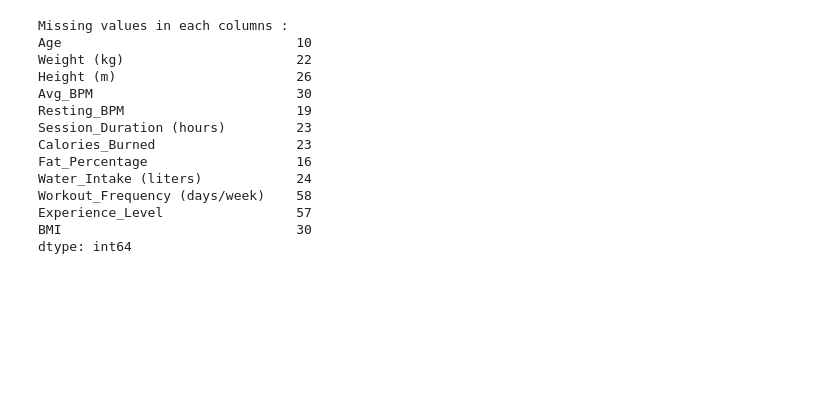
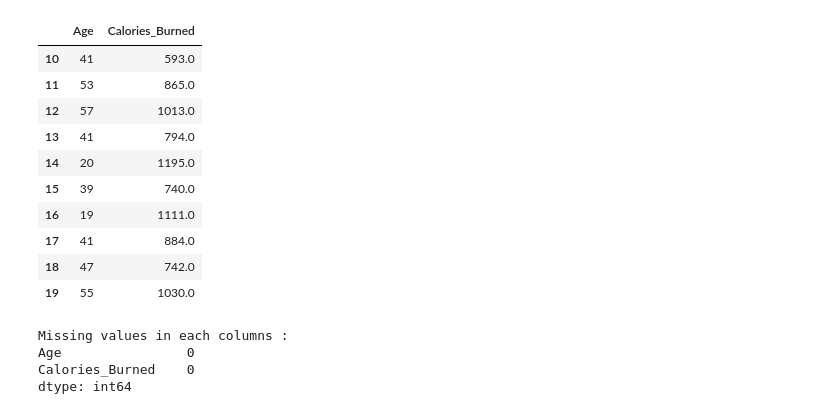
Before and after one commit to Valentin-Meltz/Intro_to_Machine_Learning-Project, a Jupyter notebook: gym_learning.ipynb, the cells around one changed output. Saved outputs shown, nothing was run; the diff lists cells and outputs as text; code cells hidden in the pictures; blank space fills up the shorter version.

```diff
--- a/gym_learning.ipynb
+++ b/gym_learning.ipynb
@@ -11,10 +12,24 @@ from sklearn.preprocessing import StandardScaler, LabelEncoder, MinMaxScaler
 # %%
 # Upload dataset
-gym_data = pd.read_csv('./Data/gym_members_exercise_tracking_synthetic_data.csv')
+gym_data = pd.read_csv('./Data/gym_members_exercise_tracking.csv')
 
 ## Select colomn we want to keep
-gym_col_to_keep = ['Age', 'Weight (kg)', 'Height (m)', 'Avg_BPM', 'Resting_BPM', 'Session_Duration (hours)', 'Calories_Burned', 'Fat_Percentage', 'Water_Intake (liters)', 'Workout_Frequency (days/week)', 'Experience_Level', 'BMI']
+gym_col_to_keep = ['Age', 'Calories_Burned']
 df_gym = gym_data[gym_col_to_keep].copy()
+df_gym = df_gym[10:20]
+df_gym
+# %% [output]
+|  | Age | Calories_Burned |
+| 10 | 41 | 593.0 |
+| 11 | 53 | 865.0 |
+| 12 | 57 | 1013.0 |
+| 13 | 41 | 794.0 |
+| 14 | 20 | 1195.0 |
+| 15 | 39 | 740.0 |
+| 16 | 19 | 1111.0 |
+| 17 | 41 | 884.0 |
+| 18 | 47 | 742.0 |
+| 19 | 55 | 1030.0 |
 # %%
 # Data cleaning
 missing_values = df_gym.isnull().sum()
@@ -22,16 +37,6 @@ print("Missing values in each columns :")
 print(missing_values)
 # %% [output]
 Missing values in each columns :
-Age                              10
-Weight (kg)                      22
-Height (m)                       26
-Avg_BPM                          30
-Resting_BPM                      19
-Session_Duration (hours)         23
-Calories_Burned                  23
-Fat_Percentage                   16
-Water_Intake (liters)            24
-Workout_Frequency (days/week)    58
-Experience_Level                 57
-BMI                              30
+Age                0
+Calories_Burned    0
 dtype: int64
```
Also changed, not shown: parts of 8 cells of this notebook, 2 other files.
